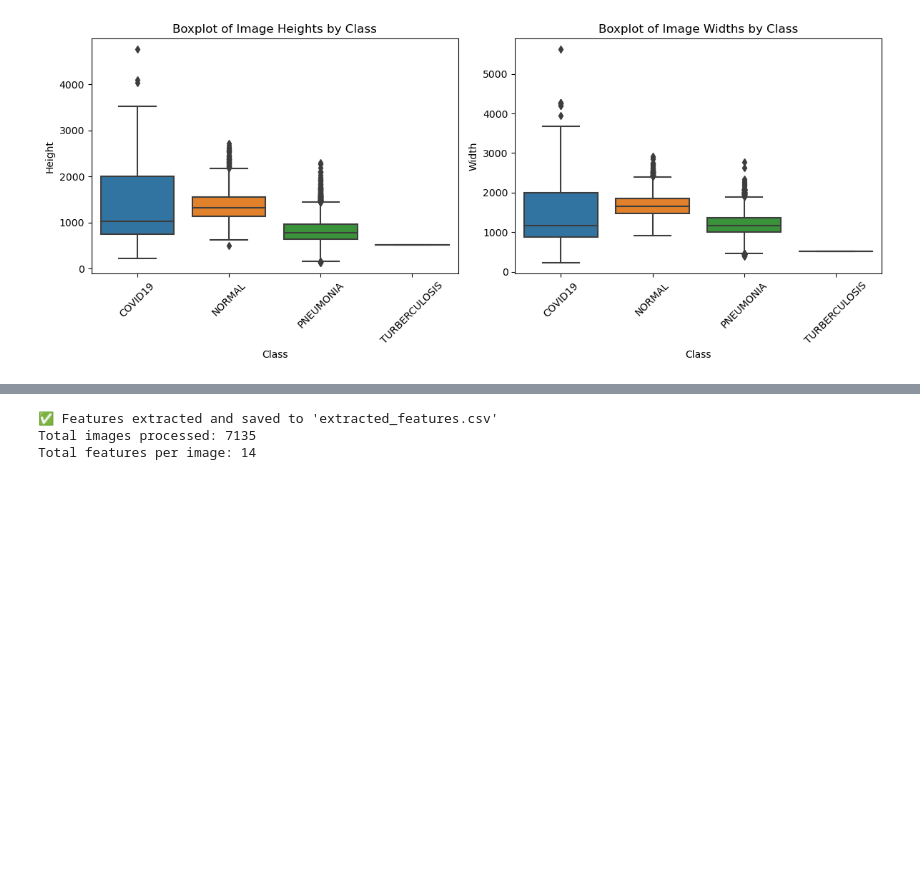
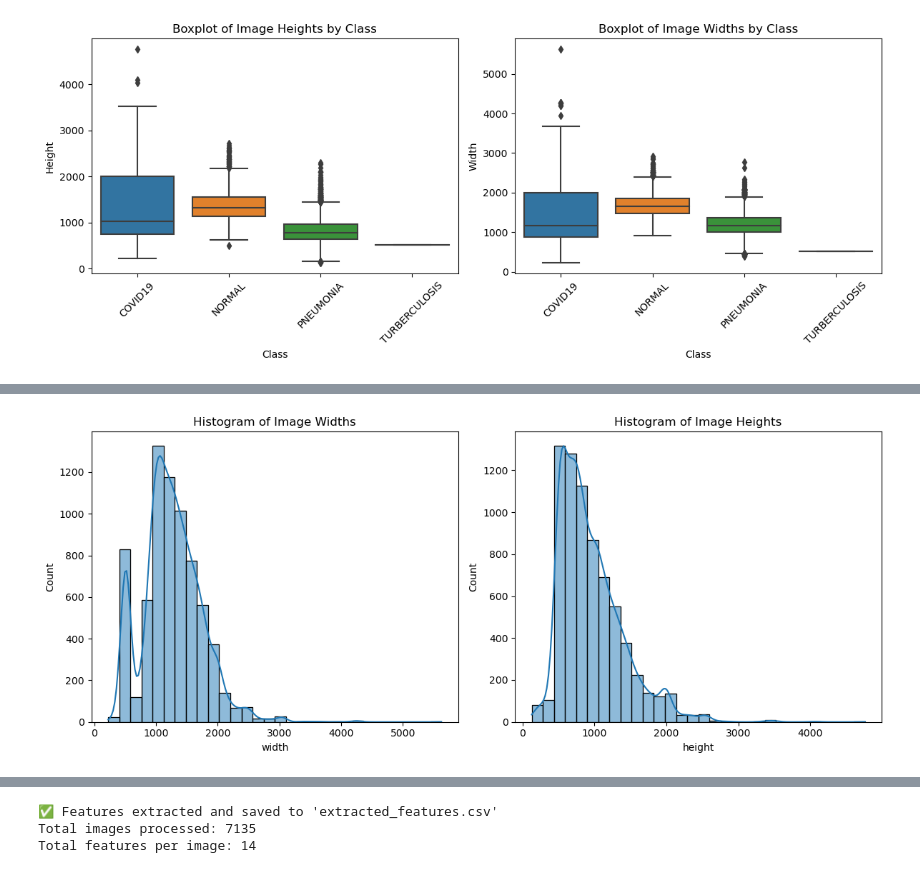
Before and after one commit to nitinkoberoii/Data-Analytics-Visualization, a Jupyter notebook: main.ipynb, the cells around one changed output, grey strips where cells are left out. Saved outputs shown, nothing was run; the diff lists cells and outputs as text; code cells hidden in the pictures; blank space fills up the shorter version.

```diff
--- a/main.ipynb
+++ b/main.ipynb
@@ -128,0 +178,17 @@ plt.show()
+# %%
+#  Histogram — Height and Width Distribution
+import seaborn as sns
+
+plt.figure(figsize=(12,5))
+plt.subplot(1,2,1)
+sns.histplot(image_meta_df["width"], kde=True, bins=30)
+plt.title("Histogram of Image Widths")
+
+plt.subplot(1,2,2)
+sns.histplot(image_meta_df["height"], kde=True, bins=30)
+plt.title("Histogram of Image Heights")
+
+plt.tight_layout()
+plt.show()
+# %% [output]
+[figure, added]
```
Also changed, not shown: parts of 10 cells of this notebook, 1 other file.
